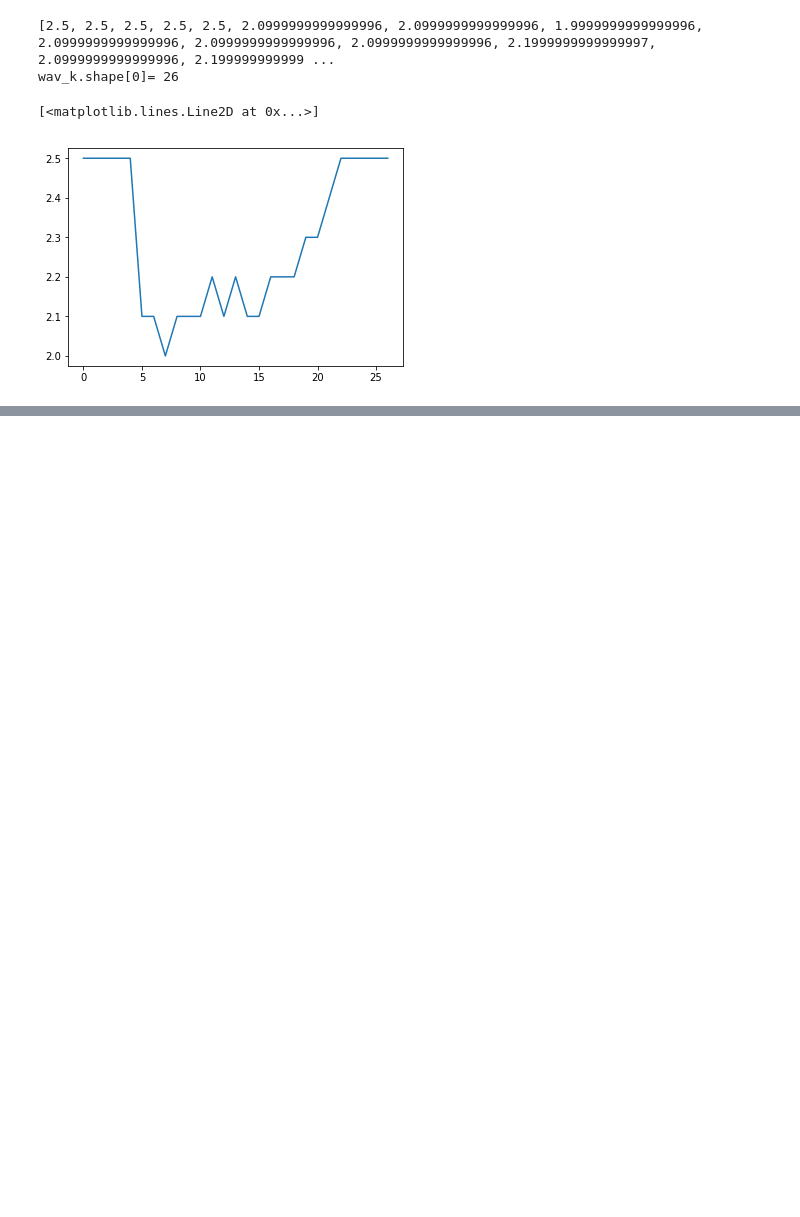
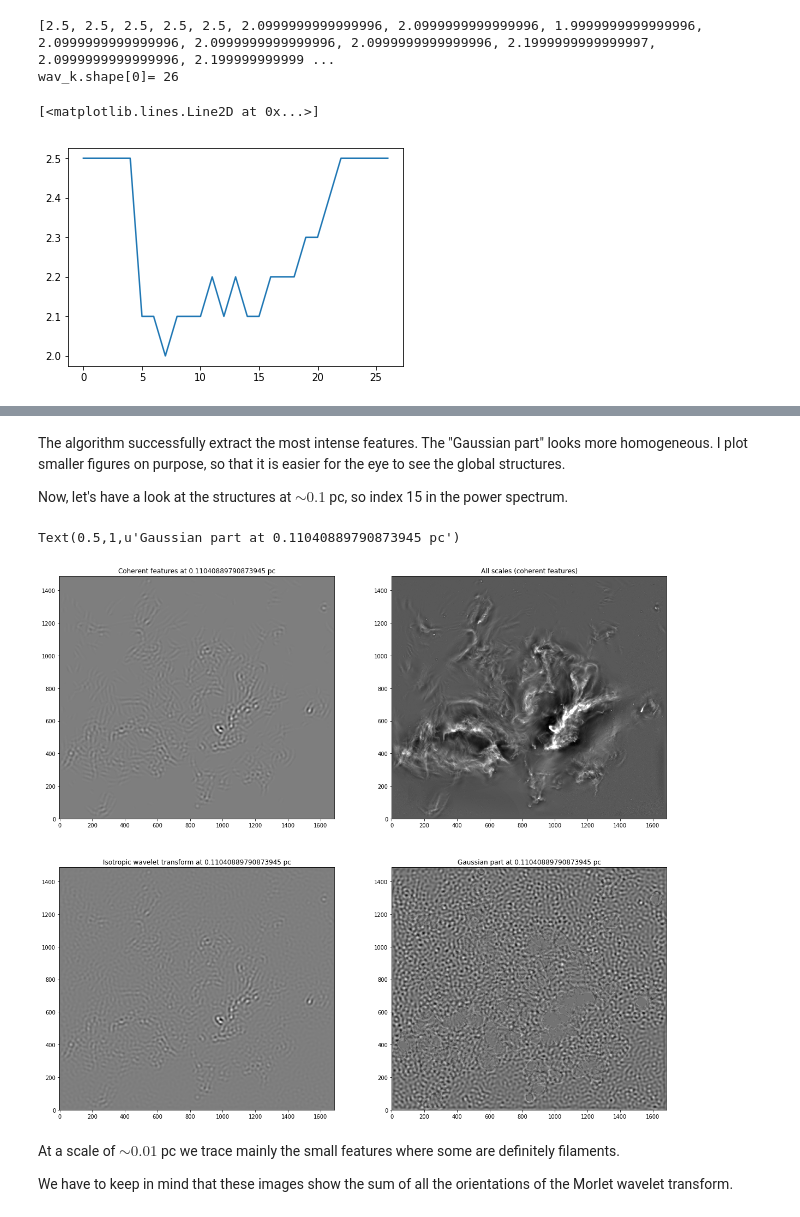
Before and after one commit to hoangducthuong/notebooks, a Jupyter notebook: Polaris.ipynb, the cells around one changed output, grey strips where cells are left out. Drawn from its saved outputs; the diff is of its cells as text; code cells hidden in the pictures; blank space fills up the shorter version.

```diff
--- a/Polaris.ipynb
+++ b/Polaris.ipynb
@@ -181,0 +259,28 @@ showbok(f)
+# %% [markdown]
+The algorithm successfully extract the most intense features. The "Gaussian part" looks more homogeneous. I plot smaller figures on purpose, so that it is easier for the eye to see the global structures.
+
+Now, let's have a look at the structures at $\sim 0.1$ pc, so index 15 in the power spectrum.
+# %%
+figure(figsize=(20,18))
+plt.subplot(2,2,1)
+imshow(wt[M+15,:,:].real,origin='below',cmap='gray')
+plt.title("Coherent features at "+np.str(dWscl[15])+" pc")
+
+plt.subplot(2,2,2)
+imshow(np.sum(wt[M:2*M,:,:].real,axis=0),origin='below',cmap='gray', vmin=-28, vmax=52)
+plt.title('All scales (coherent features)')
+
+plt.subplot(2,2,3)
+imshow(wt[15,:,:].real,origin='below',cmap='gray')
+plt.title("Isotropic wavelet transform at "+np.str(dWscl[15])+" pc")
+
+plt.subplot(2,2,4)
+imshow(wt[2*M+15,:,:].real,origin='below',cmap='gray')
+plt.title("Gaussian part at "+np.str(dWscl[15])+" pc")
+# %% [output]
+Text(0.5,1,u'Gaussian part at 0.11040889790873945 pc')
+[figure, added]
+# %% [markdown]
+At a scale of $\sim 0.01$ pc we trace mainly the small features where some are definitely filaments.
+
+We have to keep in mind that these images show the sum of all the orientations of the Morlet wavelet transform.
```
Also changed, not shown: parts of 9 cells of this notebook.
